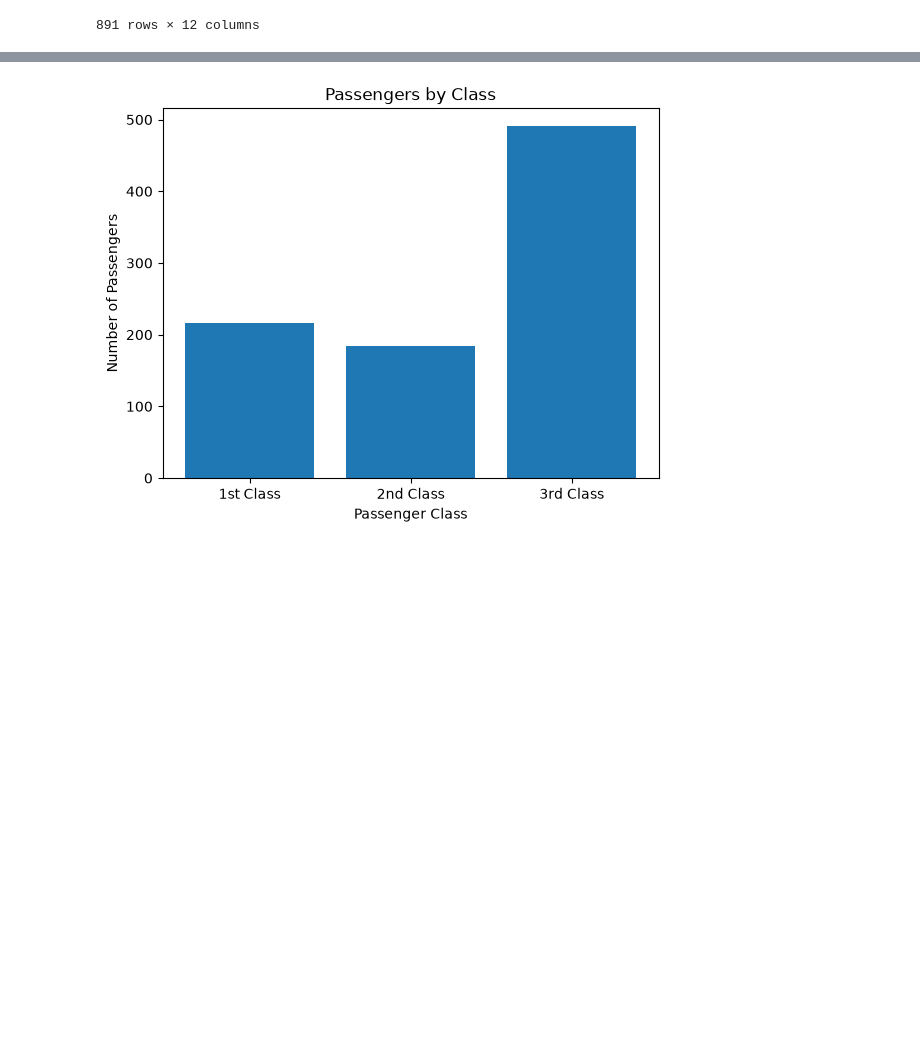
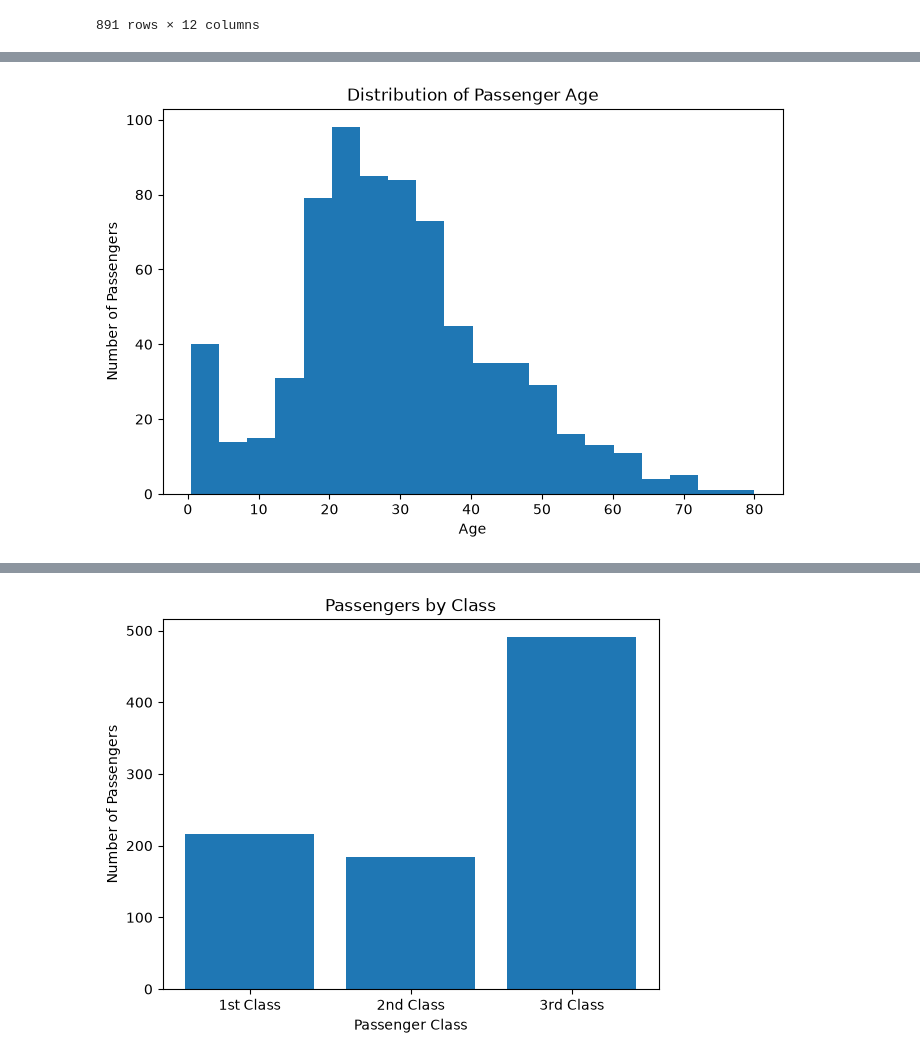
Before and after one commit to aswinpillai2006-dotcom/Amazon-sales-EDA, a Jupyter notebook: titanic.ipynb, the cells around one changed output, grey strips where cells are left out. Saved outputs shown, nothing was run; the diff lists cells and outputs as text; code cells hidden in the pictures; blank space fills up the shorter version.

```diff
--- a/titanic.ipynb
+++ b/titanic.ipynb
@@ -37,3 +37,18 @@ import numpy as np
 import matplotlib.pyplot as plt
 # %%
 df = pd.read_csv("titanic.csv")
+# %%
+df = pd.read_csv("titanic.csv")
+# %%
+plt.figure(figsize=(8, 5))
+
+plt.hist(df["Age"].dropna(), bins=20)
+
+plt.title("Distribution of Passenger Age")
+plt.xlabel("Age")
+plt.ylabel("Number of Passengers")
+
+plt.savefig("graph1.png")
+plt.show()
+# %% [output]
+[figure, added]
```
Also changed, not shown: parts of 17 cells of this notebook.
